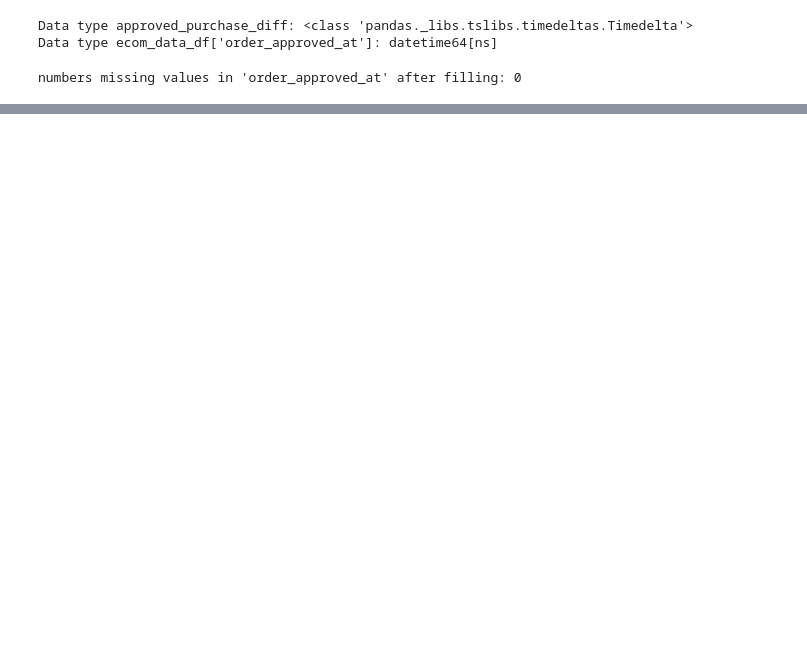
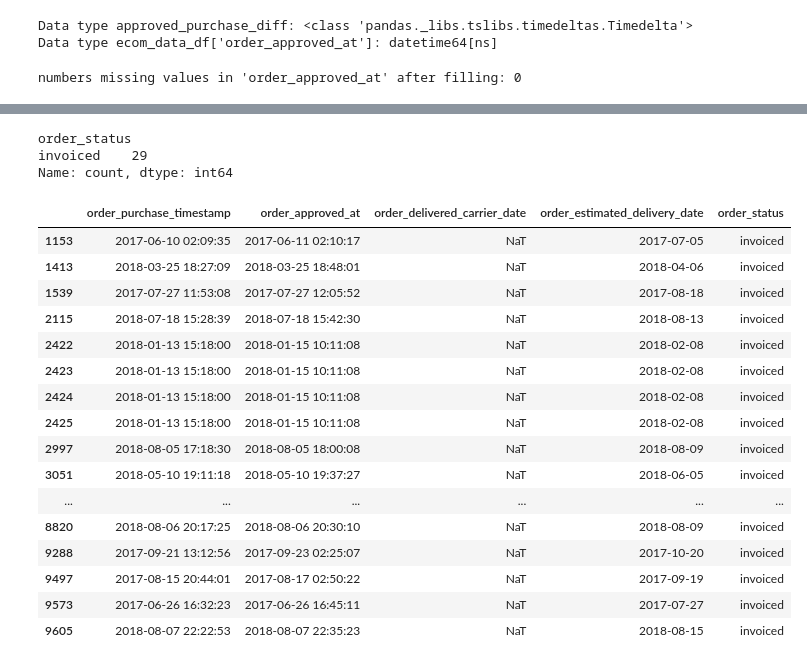
Before and after one commit to RizkiRdm/Olist-E-commerce-Performance-Analysis, a Jupyter notebook: notebooks/data_cleaning.ipynb, the cells around one changed output, grey strips where cells are left out. Drawn from its saved outputs; the diff is of its cells as text; code cells hidden in the pictures; blank space fills up the shorter version.

```diff
--- a/notebooks/data_cleaning.ipynb
+++ b/notebooks/data_cleaning.ipynb
@@ -710,0 +780,10 @@ numbers missing values in 'order_approved_at' after filling: 0
+# %%
+# fill missing value with median
+delivered_missing_carrier_mask = (ecom_data_df["order_status"] == "delivered") & (
+    ecom_data_df["order_delivered_carrier_date"].isnull()
+)
+
+ecom_data_df.loc[delivered_missing_carrier_mask, "order_delivered_carrier_date"] = (
+    ecom_data_df.loc[delivered_missing_carrier_mask, "order_approved_at"]
+    + median_approved_carrier_diff
+)
@@ -710,0 +837,8 @@ numbers missing values in 'order_approved_at' after filling: 0
+# %%
+shipped_missing_carrier_mask = (ecom_data_df["order_status"] == "shipped") & (
+    ecom_data_df["order_delivered_carrier_date"].isnull()
+)
+ecom_data_df.loc[shipped_missing_carrier_mask, "order_delivered_carrier_date"] = (
+    ecom_data_df.loc[shipped_missing_carrier_mask, "order_approved_at"]
+    + median_approved_carrier_diff
+)
@@ -710,0 +851,8 @@ numbers missing values in 'order_approved_at' after filling: 0
+# %%
+shipped_missing_carrier_mask = (ecom_data_df["order_status"] == "shipped") & (
+    ecom_data_df["order_delivered_carrier_date"].isnull()
+)
+ecom_data_df.loc[shipped_missing_carrier_mask, "order_delivered_carrier_date"] = (
+    ecom_data_df.loc[shipped_missing_carrier_mask, "order_approved_at"]
+    + median_approved_carrier_diff
+)
@@ -710,0 +882,35 @@ numbers missing values in 'order_approved_at' after filling: 0
+# %%
+invoiced_missing_carrier = ecom_data_df[ecom_data_df["order_status"] == "invoiced"]
+display(invoiced_missing_carrier["order_status"].value_counts(dropna=False))
+display(
+    invoiced_missing_carrier[
+        [
+            "order_purchase_timestamp",
+            "order_approved_at",
+            "order_delivered_carrier_date",
+            "order_estimated_delivery_date",
+            "order_status",
+        ]
+    ]
+)
+# %% [output]
+order_status
+invoiced    29
+Name: count, dtype: int64
+|  | order_purchase_timestamp | order_approved_at | order_delivered_carrier_date | order_estimated_delivery_date | order_status |
+| 1153 | 2017-06-10 02:09:35 | 2017-06-11 02:10:17 | NaT | 2017-07-05 | invoiced |
+| 1413 | 2018-03-25 18:27:09 | 2018-03-25 18:48:01 | NaT | 2018-04-06 | invoiced |
+| 1539 | 2017-07-27 11:53:08 | 2017-07-27 12:05:52 | NaT | 2017-08-18 | invoiced |
+| 2115 | 2018-07-18 15:28:39 | 2018-07-18 15:42:30 | NaT | 2018-08-13 | invoiced |
+| 2422 | 2018-01-13 15:18:00 | 2018-01-15 10:11:08 | NaT | 2018-02-08 | invoiced |
+| 2423 | 2018-01-13 15:18:00 | 2018-01-15 10:11:08 | NaT | 2018-02-08 | invoiced |
+| 2424 | 2018-01-13 15:18:00 | 2018-01-15 10:11:08 | NaT | 2018-02-08 | invoiced |
+| 2425 | 2018-01-13 15:18:00 | 2018-01-15 10:11:08 | NaT | 2018-02-08 | invoiced |
+| 2997 | 2018-08-05 17:18:30 | 2018-08-05 18:00:08 | NaT | 2018-08-09 | invoiced |
+| 3051 | 2018-05-10 19:11:18 | 2018-05-10 19:37:27 | NaT | 2018-06-05 | invoiced |
+| ... | ... | ... | ... | ... | ... |
+| 8820 | 2018-08-06 20:17:25 | 2018-08-06 20:30:10 | NaT | 2018-08-09 | invoiced |
+| 9288 | 2017-09-21 13:12:56 | 2017-09-23 02:25:07 | NaT | 2017-10-20 | invoiced |
+| 9497 | 2017-08-15 20:44:01 | 2017-08-17 02:50:22 | NaT | 2017-09-19 | invoiced |
+| 9573 | 2017-06-26 16:32:23 | 2017-06-26 16:45:11 | NaT | 2017-07-27 | invoiced |
+| 9605 | 2018-08-07 22:22:53 | 2018-08-07 22:35:23 | NaT | 2018-08-15 | invoiced |
```
Also changed, not shown: parts of 18 cells of this notebook.
